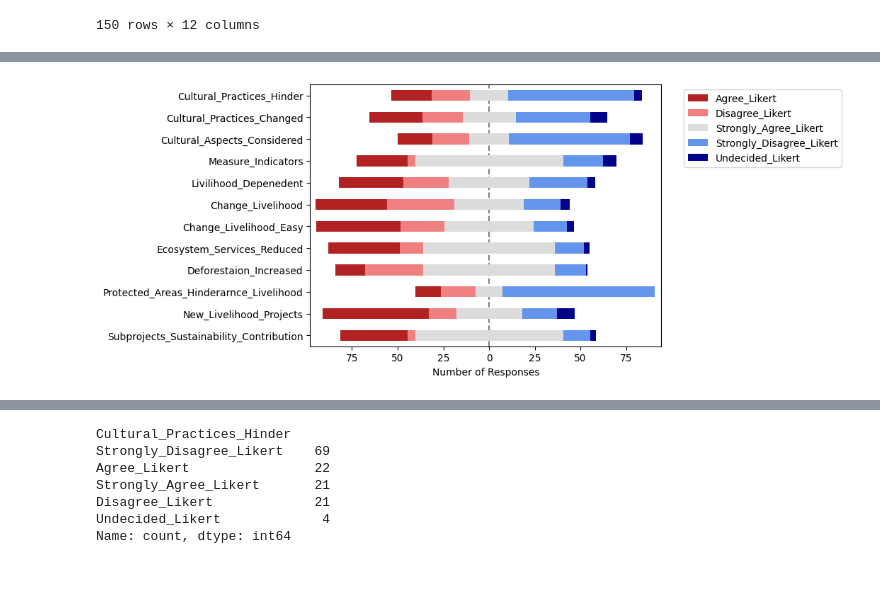
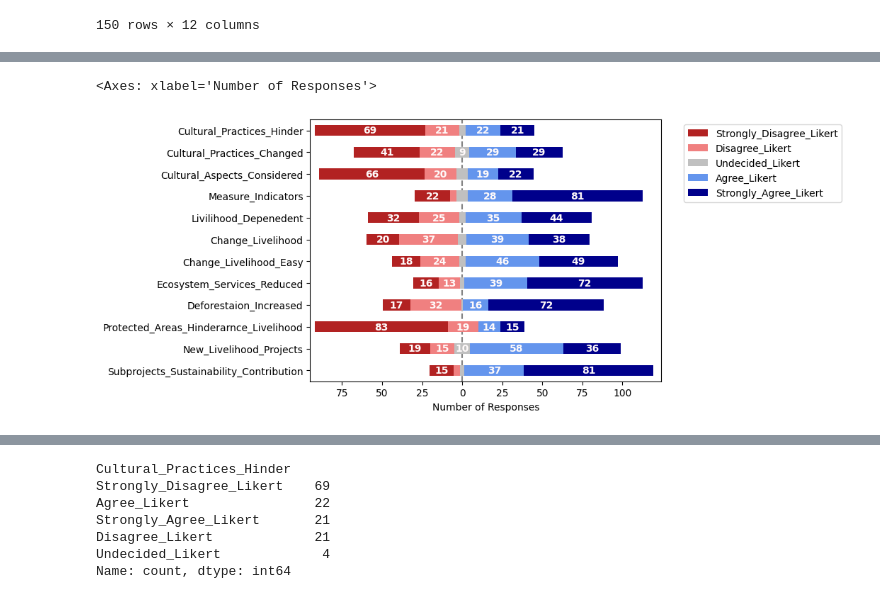
Before and after one commit to NathanNamamata/DataAnalysis, a Jupyter notebook: Data_Analysis.ipynb, the cells around one changed output, grey strips where cells are left out. Saved outputs shown, nothing was run; the diff lists cells and outputs as text; code cells hidden in the pictures.

```diff
--- a/Data_Analysis.ipynb
+++ b/Data_Analysis.ipynb
@@ -439,3 +439,5 @@ all_counts1
 | Protected_Areas_Hinderarnce_Livel... | 14.0 | 19.0 | 15.0 | 83.0 | NaN |
 | New_Livelihood_Projects | 58.0 | 15.0 | 36.0 | 19.0 | 10.0 |
 | Subprojects_Sustainability_Contri... | 37.0 | 4.0 | 81.0 | 15.0 | 3.0 |
+# %%
+all_counts2 = all_counts1.iloc[:, [3, 1, 4, 0, 2]]
@@ -442,4 +460,5 @@ all_counts1
 # %%
-plot_likert.plot_counts(all_counts1, plot_likert.scales.agree);
+plot_likert.plot_counts(all_counts2, plot_likert.scales.agree,  plot_percentage=False, bar_labels=True, bar_labels_color="snow", colors=plot_likert.colors.default_with_darker_neutral)
 # %% [output]
+<Axes: xlabel='Number of Responses'>
-[figure, old version]
+[figure, new version]
```
Also changed, not shown: parts of 11 cells of this notebook.
